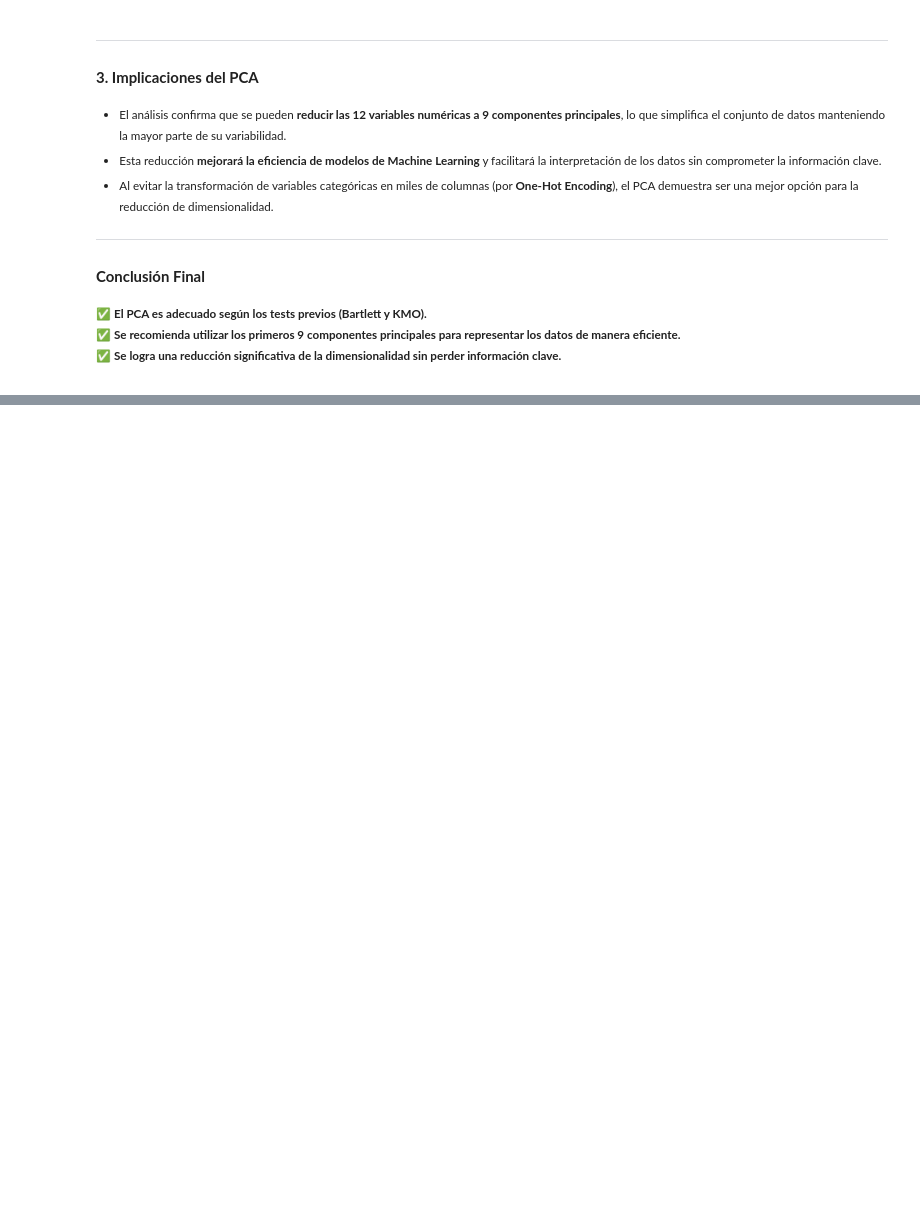
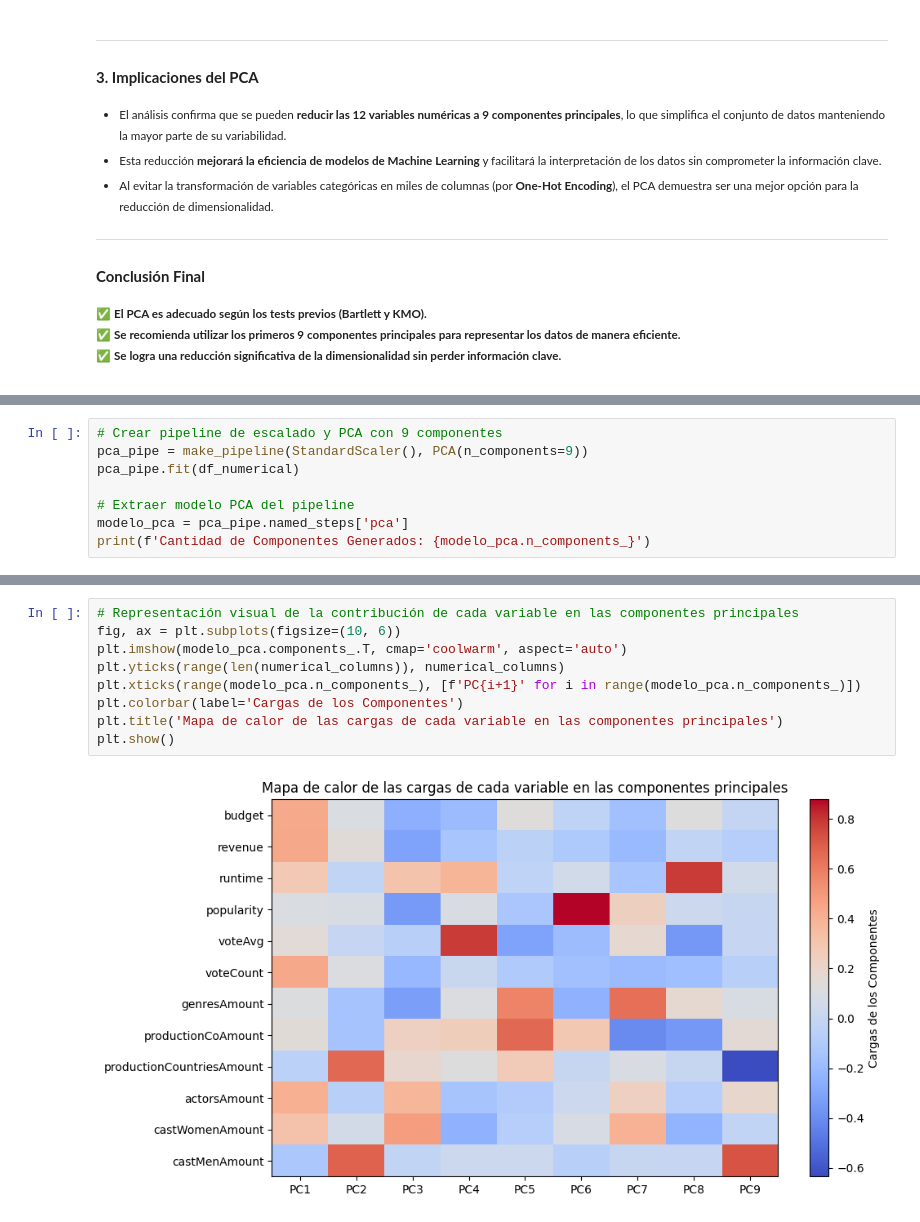
Before and after one commit to lemoonchild/Clustering-APriori-PCA, a Jupyter notebook: PCA.ipynb, the cells around one changed output, grey strips where cells are left out. Drawn from its saved outputs; the diff is of its cells as text; blank space fills up the shorter version.

```diff
--- a/PCA.ipynb
+++ b/PCA.ipynb
@@ -261,0 +264,8 @@ El gráfico de **Varianza Explicada por Componentes** muestra cómo cada compone
+# %%
+# Crear pipeline de escalado y PCA con 9 componentes
+pca_pipe = make_pipeline(StandardScaler(), PCA(n_components=9))
+pca_pipe.fit(df_numerical)
+
+# Extraer modelo PCA del pipeline
+modelo_pca = pca_pipe.named_steps['pca']
+print(f'Cantidad de Componentes Generados: {modelo_pca.n_components_}')
@@ -261,0 +301,11 @@ El gráfico de **Varianza Explicada por Componentes** muestra cómo cada compone
+# %%
+# Representación visual de la contribución de cada variable en las componentes principales
+fig, ax = plt.subplots(figsize=(10, 6))
+plt.imshow(modelo_pca.components_.T, cmap='coolwarm', aspect='auto')
+plt.yticks(range(len(numerical_columns)), numerical_columns)
+plt.xticks(range(modelo_pca.n_components_), [f'PC{i+1}' for i in range(modelo_pca.n_components_)])
+plt.colorbar(label='Cargas de los Componentes')
+plt.title('Mapa de calor de las cargas de cada variable en las componentes principales')
+plt.show()
+# %% [output]
+[figure, added]
```
Also changed, not shown: parts of 6 cells of this notebook.
